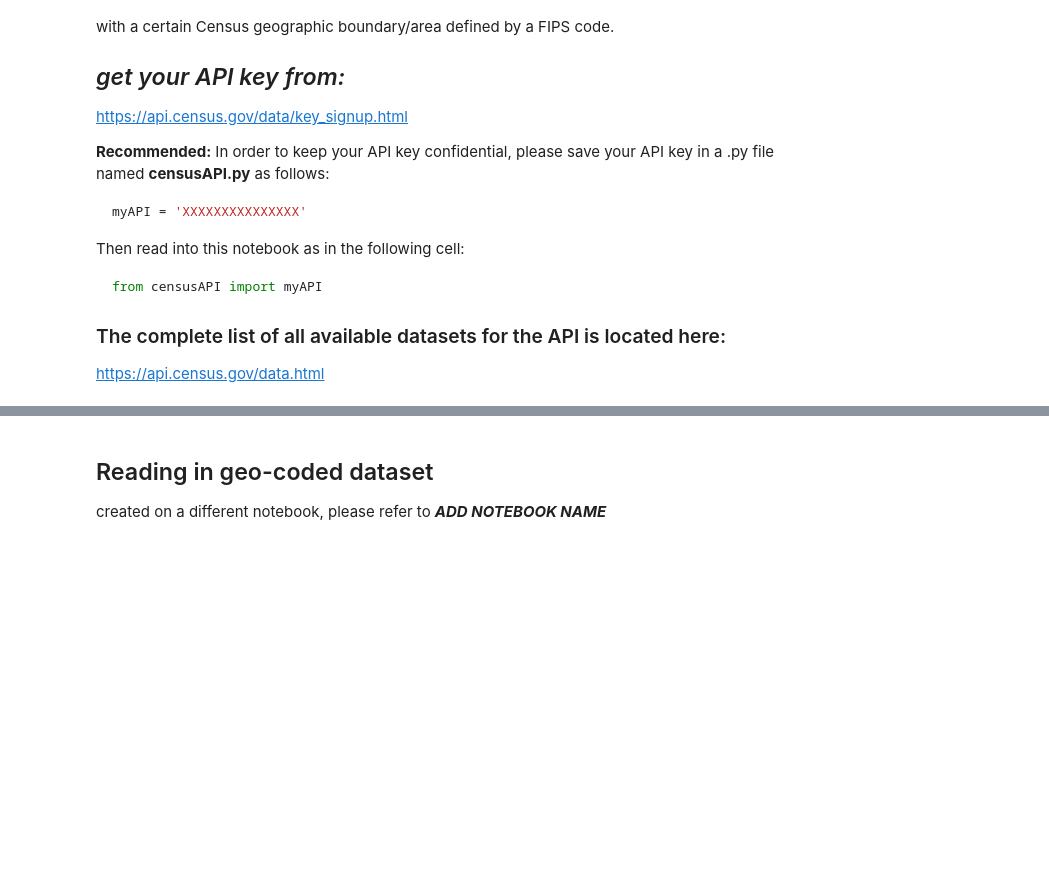
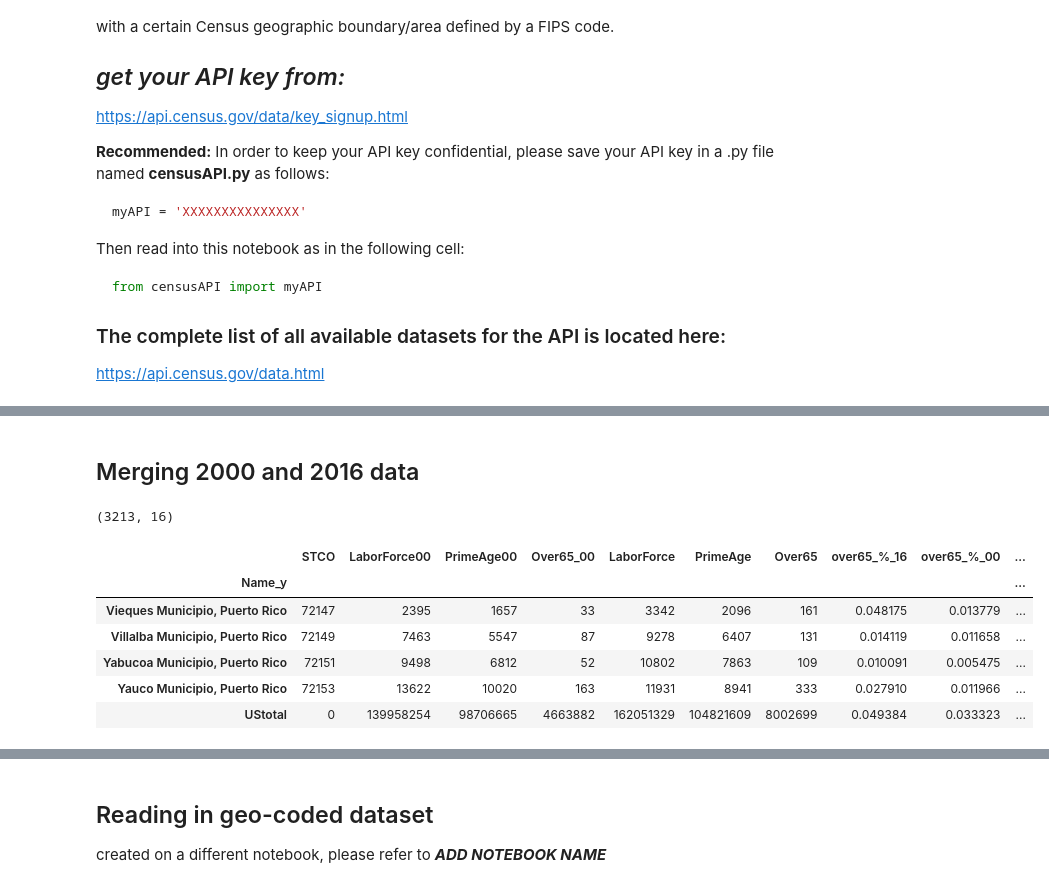
Before and after one commit to NYCPlanning/rp-USmetros_comparison, a Jupyter notebook: 2-LaborForce_ACS5.ipynb, the cells around one changed output, grey strips where cells are left out. Cells and saved outputs as stored; diff of their text form; code cells hidden in the pictures; blank space fills up the shorter version.

```diff
--- a/2-LaborForce_ACS5.ipynb
+++ b/2-LaborForce_ACS5.ipynb
@@ -123,0 +251,36 @@ Labor16.head()
+# %% [markdown]
+## Merging 2000 and 2016 data
+# %%
+Labor = Labor00.merge(Labor16, on='STCO')
+
+Labor = Labor.drop(['Name_x'], axis=1)
+Labor = Labor.append(Labor.sum(numeric_only=True), ignore_index=True)
+Labor = Labor.set_index('Name_y').fillna(0).astype(int)
+
+Labor['over65_%_16'] = Labor['Over65'] / Labor['LaborForce']
+Labor['over65_%_00'] = Labor['Over65_00'] / Labor['LaborForce00']
+
+Labor['NET_LaborTotal'] = Labor['LaborForce'] - Labor['LaborForce00']
+Labor['%_LaborTotal'] = (Labor['LaborForce'] - Labor['LaborForce00']) \
+                         / Labor['LaborForce00']
+Labor['NET_PrimeAge'] = Labor['PrimeAge'] - Labor['PrimeAge00']
+Labor['%_PrimeAge'] = (Labor['PrimeAge'] - Labor['PrimeAge00']) \
+                      / Labor['PrimeAge00']
+Labor['NET_Over65'] = Labor['LaborForce'] - Labor['LaborForce00']
+Labor['%_Over65'] = (Labor['Over65'] - Labor['Over65_00']) \
+                     / Labor['Over65_00']
+Labor['over65_%change'] = Labor['over65_%_16'] - Labor['over65_%_00']
+
+Labor.index = Labor.index.fillna('UStotal')
+
+print(Labor.shape)
+Labor.tail()
+# %% [output]
+(3213, 16)
+|  | STCO | LaborForce00 | PrimeAge00 | Over65_00 | LaborForce | PrimeAge | Over65 | over65_%_16 | over65_%_00 | ... |
+| Name_y |  |  |  |  |  |  |  |  |  | ... |
+| Vieques Municipio, Puerto Rico | 72147 | 2395 | 1657 | 33 | 3342 | 2096 | 161 | 0.048175 | 0.013779 | ... |
+| Villalba Municipio, Puerto Rico | 72149 | 7463 | 5547 | 87 | 9278 | 6407 | 131 | 0.014119 | 0.011658 | ... |
+| Yabucoa Municipio, Puerto Rico | 72151 | 9498 | 6812 | 52 | 10802 | 7863 | 109 | 0.010091 | 0.005475 | ... |
+| Yauco Municipio, Puerto Rico | 72153 | 13622 | 10020 | 163 | 11931 | 8941 | 333 | 0.027910 | 0.011966 | ... |
+| UStotal | 0 | 139958254 | 98706665 | 4663882 | 162051329 | 104821609 | 8002699 | 0.049384 | 0.033323 | ... |
```
Also changed, not shown: parts of 45 cells of this notebook, 5 other files.
